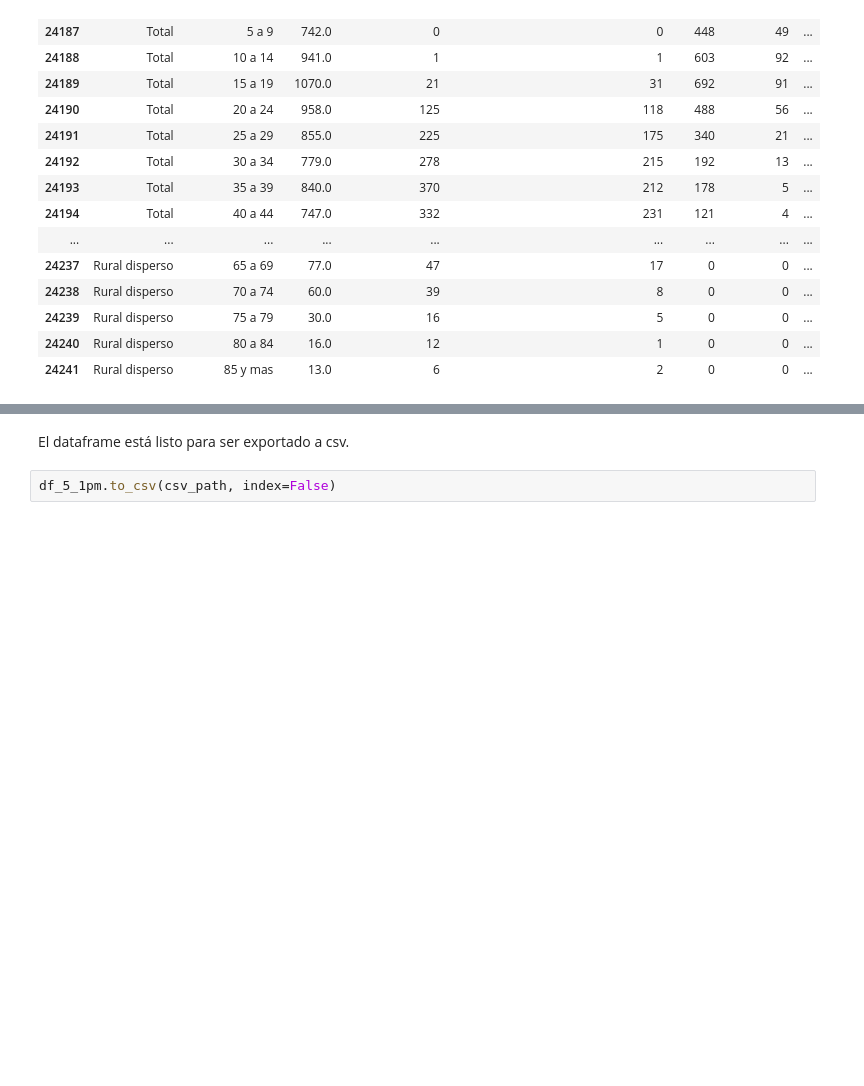
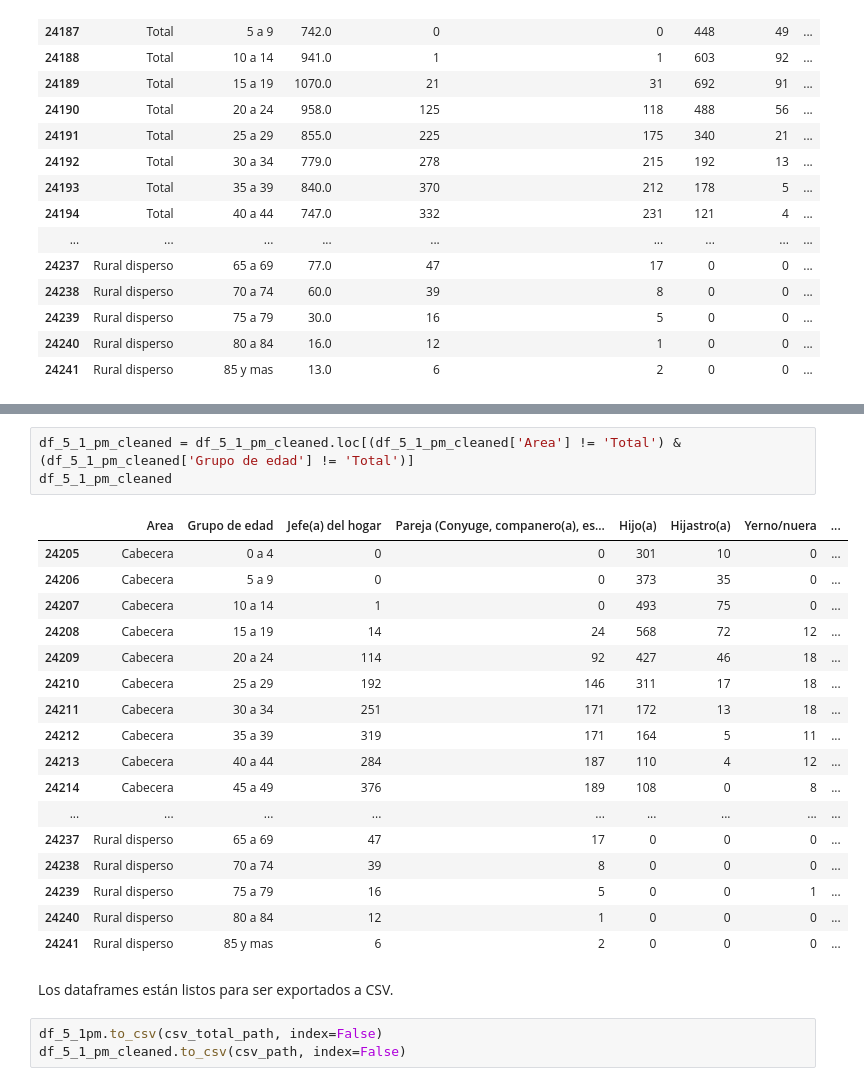
Before and after one commit to Schiavi13/Censo-Viterbo-Caldas-2018, a Jupyter notebook: source_to_csv_5_1pm.ipynb, the cells around one changed output, grey strips where cells are left out. Drawn from its saved outputs; the diff is of its cells as text; blank space fills up the shorter version.

```diff
--- a/source_to_csv_5_1pm.ipynb
+++ b/source_to_csv_5_1pm.ipynb
@@ -209,4 +235,26 @@ df_5_1pm
+# %%
+df_5_1_pm_cleaned = df_5_1_pm_cleaned.loc[(df_5_1_pm_cleaned['Area'] != 'Total') & (df_5_1_pm_cleaned['Grupo de edad'] != 'Total')]
+df_5_1_pm_cleaned
+# %% [output]
+|  | Area | Grupo de edad | Jefe(a) del hogar | Pareja (Conyuge, companero(a), es... | Hijo(a) | Hijastro(a) | Yerno/nuera | ... |
+| 24205 | Cabecera | 0 a 4 | 0 | 0 | 301 | 10 | 0 | ... |
+| 24206 | Cabecera | 5 a 9 | 0 | 0 | 373 | 35 | 0 | ... |
+| 24207 | Cabecera | 10 a 14 | 1 | 0 | 493 | 75 | 0 | ... |
+| 24208 | Cabecera | 15 a 19 | 14 | 24 | 568 | 72 | 12 | ... |
+| 24209 | Cabecera | 20 a 24 | 114 | 92 | 427 | 46 | 18 | ... |
+| 24210 | Cabecera | 25 a 29 | 192 | 146 | 311 | 17 | 18 | ... |
+| 24211 | Cabecera | 30 a 34 | 251 | 171 | 172 | 13 | 18 | ... |
+| 24212 | Cabecera | 35 a 39 | 319 | 171 | 164 | 5 | 11 | ... |
+| 24213 | Cabecera | 40 a 44 | 284 | 187 | 110 | 4 | 12 | ... |
+| 24214 | Cabecera | 45 a 49 | 376 | 189 | 108 | 0 | 8 | ... |
+| ... | ... | ... | ... | ... | ... | ... | ... | ... |
+| 24237 | Rural disperso | 65 a 69 | 47 | 17 | 0 | 0 | 0 | ... |
+| 24238 | Rural disperso | 70 a 74 | 39 | 8 | 0 | 0 | 0 | ... |
+| 24239 | Rural disperso | 75 a 79 | 16 | 5 | 0 | 0 | 1 | ... |
+| 24240 | Rural disperso | 80 a 84 | 12 | 1 | 0 | 0 | 0 | ... |
+| 24241 | Rural disperso | 85 y mas | 6 | 2 | 0 | 0 | 0 | ... |
 # %% [markdown]
-El dataframe está listo para ser exportado a csv.
+Los dataframes están listos para ser exportados a CSV.
 # %%
-df_5_1pm.to_csv(csv_path, index=False)
+df_5_1pm.to_csv(csv_total_path, index=False)
+df_5_1_pm_cleaned.to_csv(csv_path, index=False)
```
Also changed, not shown: parts of 3 cells of this notebook.
